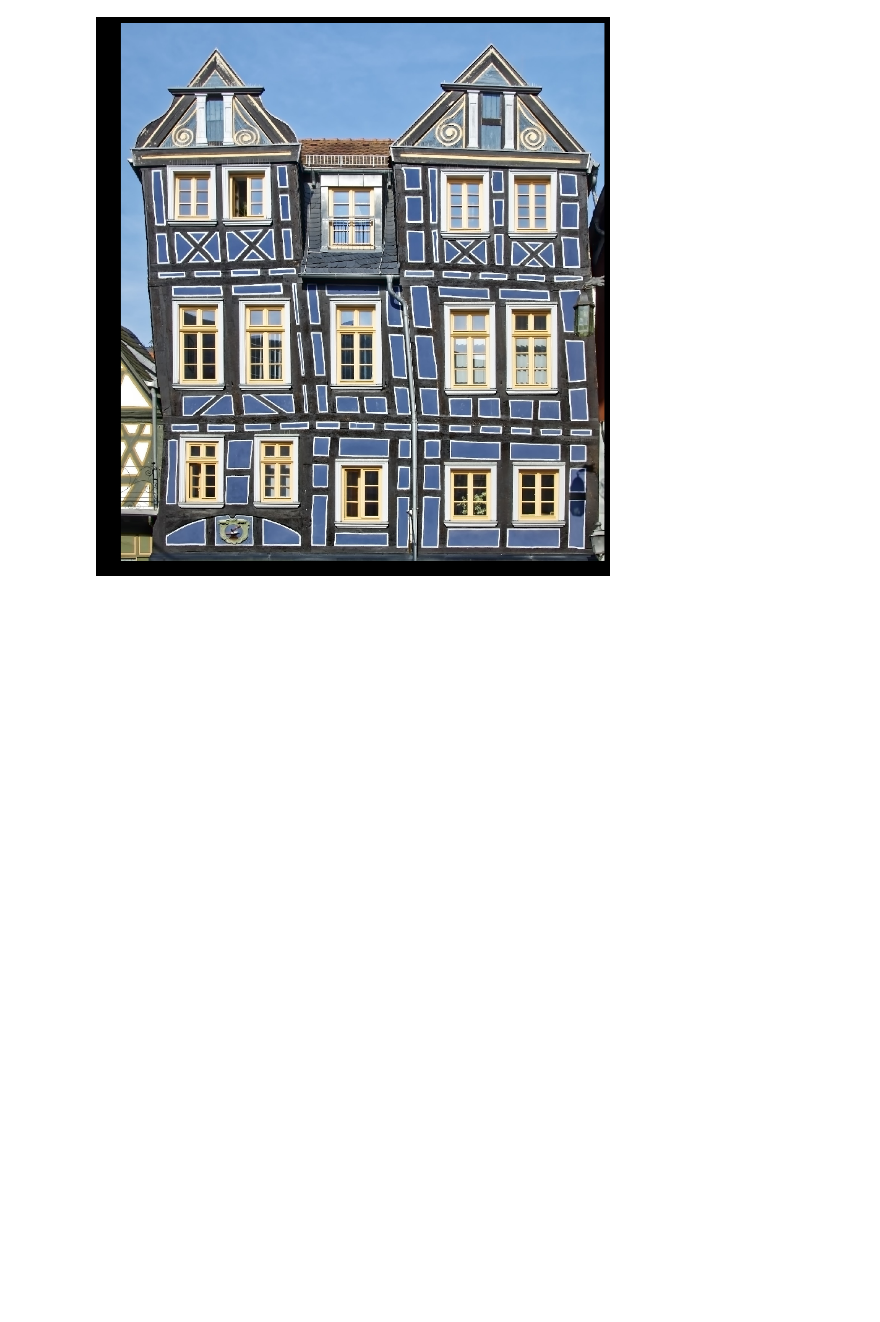
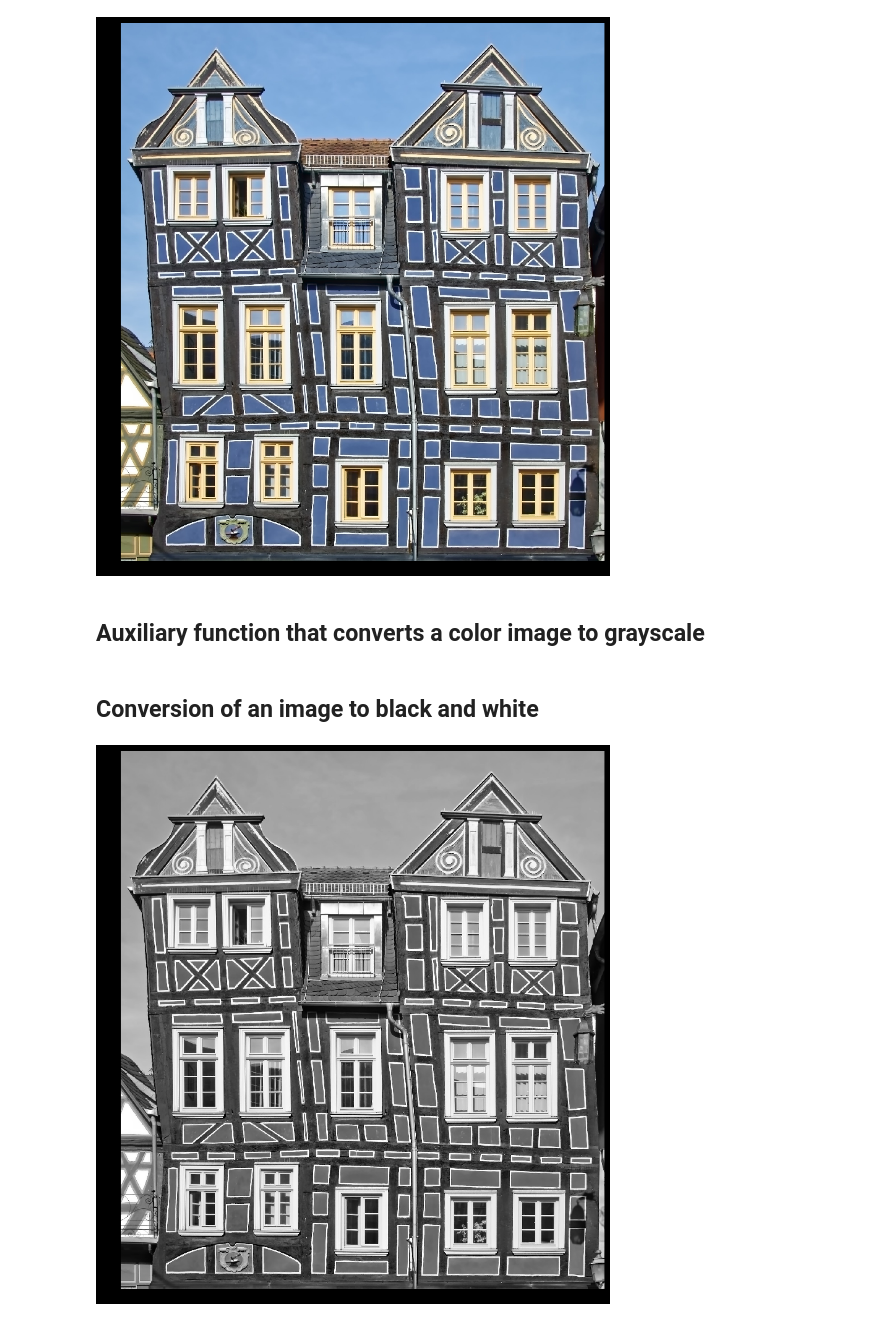
Before and after one commit to ajits-github/Exploring_NN_with_Numpy, a Jupyter notebook: Applying_different_filters_to_the_image.ipynb, the cells around one changed output. Saved outputs shown, nothing was run; the diff lists cells and outputs as text; code cells hidden in the pictures; blank space fills up the shorter version.

```diff
--- a/Applying_different_filters_to_the_image.ipynb
+++ b/Applying_different_filters_to_the_image.ipynb
@@ -47,3 +47,15 @@ def plot_image(image, name = None):
 plot_image(image, "0")
 # %% [output]
 [figure]
+# %% [markdown]
+## Auxiliary function that converts a color image to grayscale
+# %%
+def convert_rgb_2_gray(rgb_image):
+    return np.dot(rgb_image[...,:3], [0.2989, 0.5870, 0.1140])
+# %% [markdown]
+## Conversion of an image to black and white
+# %%
+image_gray = convert_rgb_2_gray(image)
+plot_image(image_gray)
+# %% [output]
+[figure, added]
```
Also changed, not shown: parts of 7 cells of this notebook.
